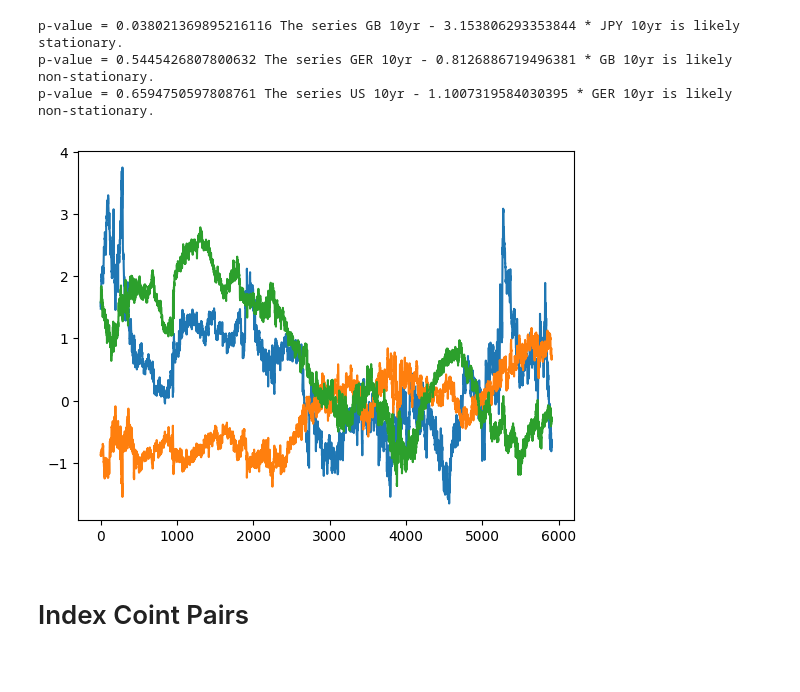
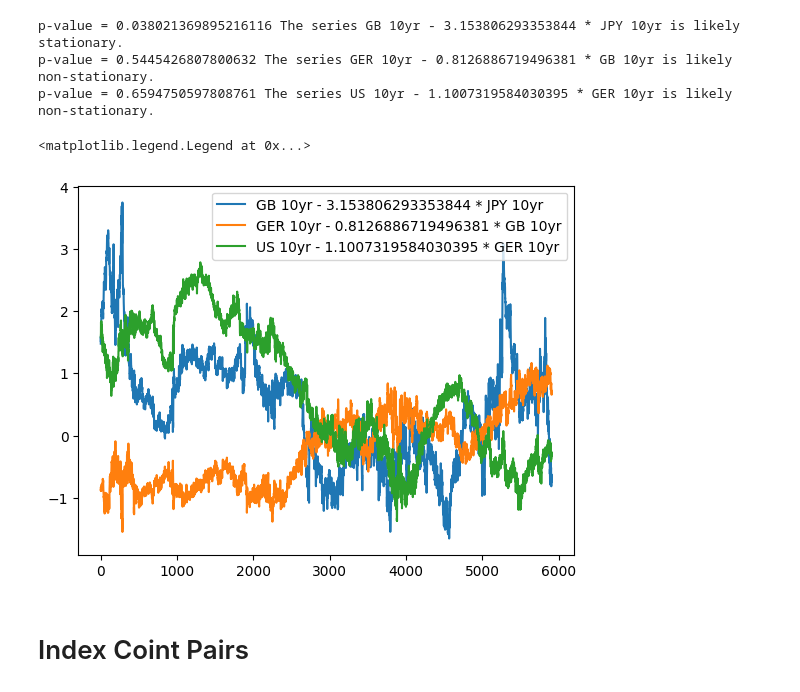
Before and after one commit to ThGreatExplorer/DRP_Statistical_Arbitrage, a Jupyter notebook: Linear_Reg_Coint.ipynb, the cells around one changed output. Drawn from its saved outputs; the diff is of its cells as text; code cells hidden in the pictures.

Commit message:
Added in new csv files for shorter time period, past 6 months, 3Hr intrady. Changed Visualizations to be more descriptive

```diff
--- a/Linear_Reg_Coint.ipynb
+++ b/Linear_Reg_Coint.ipynb
@@ -41,19 +41,24 @@ def check_for_stationarity(X, cutoff=0.01):
         print('p-value = ' + str(pvalue) + ' The series ' + X.name +' is likely non-stationary.')
         return False
 # %%
+legend_labels = []
 for pair in coint_pairs:
     model = sm.OLS(pair[0], pair[1]).fit()
     model.summary()
     beta = model.params.iloc[0]
     series = pair[0] - beta * pair[1]
     series.name = f"{pair[0].name} - {beta} * {pair[1].name}"
     stationary = check_for_stationarity(series, 0.05)
     plt.plot(pair[0].index, pair[0] - beta * pair[1])
+    legend_labels.append(series.name)
+
+plt.legend(legend_labels)
 # %% [output]
 p-value = 0.038021369895216116 The series GB 10yr - 3.153806293353844 * JPY 10yr is likely stationary.
 p-value = 0.5445426807800632 The series GER 10yr - 0.8126886719496381 * GB 10yr is likely non-stationary.
 p-value = 0.6594750597808761 The series US 10yr - 1.1007319584030395 * GER 10yr is likely non-stationary.
+<matplotlib.legend.Legend at 0x...>
-[figure, old version]
+[figure, new version]
 # %% [markdown]
 # Index Coint Pairs
 # %%
```
Also changed, not shown: parts of 2 cells of this notebook, 10 other files.
